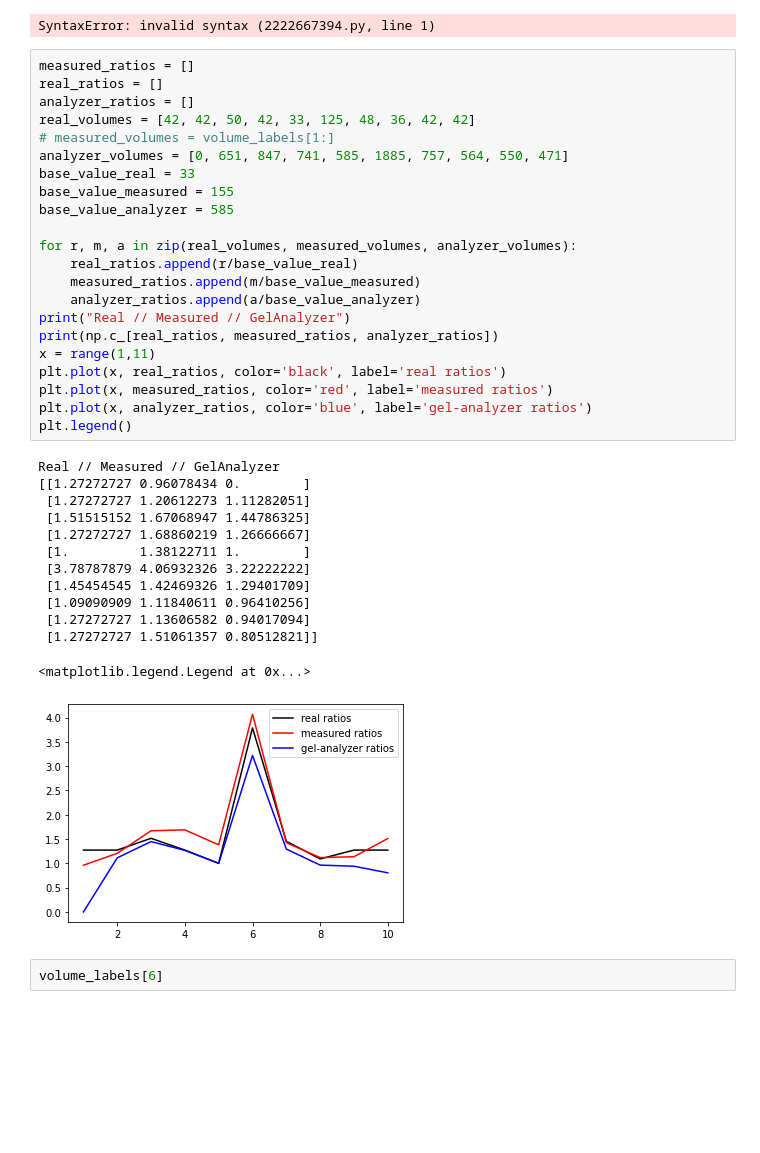
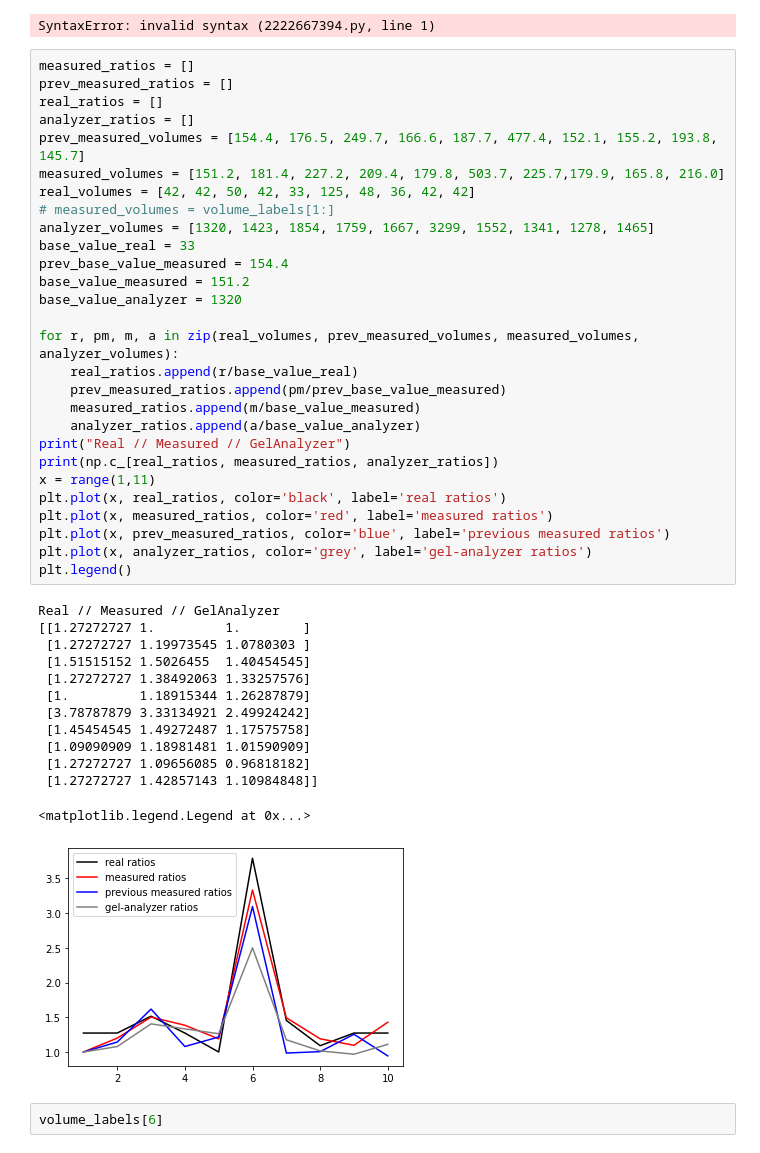
Before and after one commit to mattaq31/GelGenie, a Jupyter notebook: backend/segmentation/notebooks/Test Set.ipynb, the cells around one changed output. Drawn from its saved outputs; the diff is of its cells as text; blank space fills up the shorter version.

```diff
--- a/backend/segmentation/notebooks/Test Set.ipynb
+++ b/backend/segmentation/notebooks/Test Set.ipynb
@@ -256,40 +268,46 @@ measured_volumes = volume_labels[filter_indices]
 SyntaxError: invalid syntax (2222667394.py, line 1)
 # %%
 measured_ratios = []
+prev_measured_ratios = []
 real_ratios = []
 analyzer_ratios = []
+prev_measured_volumes = [154.4, 176.5, 249.7, 166.6, 187.7, 477.4, 152.1, 155.2, 193.8, 145.7]
+measured_volumes = [151.2, 181.4, 227.2, 209.4, 179.8, 503.7, 225.7,179.9, 165.8, 216.0]
 real_volumes = [42, 42, 50, 42, 33, 125, 48, 36, 42, 42]
 # measured_volumes = volume_labels[1:]
-analyzer_volumes = [0, 651, 847, 741, 585, 1885, 757, 564, 550, 471]
+analyzer_volumes = [1320, 1423, 1854, 1759, 1667, 3299, 1552, 1341, 1278, 1465]
 base_value_real = 33
-base_value_measured = 155
-base_value_analyzer = 585
+prev_base_value_measured = 154.4
+base_value_measured = 151.2
+base_value_analyzer = 1320
 
-for r, m, a in zip(real_volumes, measured_volumes, analyzer_volumes):
+for r, pm, m, a in zip(real_volumes, prev_measured_volumes, measured_volumes, analyzer_volumes):
     real_ratios.append(r/base_value_real)
+    prev_measured_ratios.append(pm/prev_base_value_measured)
     measured_ratios.append(m/base_value_measured)
     analyzer_ratios.append(a/base_value_analyzer)
 print("Real // Measured // GelAnalyzer")
 print(np.c_[real_ratios, measured_ratios, analyzer_ratios])
 x = range(1,11)
 plt.plot(x, real_ratios, color='black', label='real ratios')
 plt.plot(x, measured_ratios, color='red', label='measured ratios')
-plt.plot(x, analyzer_ratios, color='blue', label='gel-analyzer ratios')
+plt.plot(x, prev_measured_ratios, color='blue', label='previous measured ratios')
+plt.plot(x, analyzer_ratios, color='grey', label='gel-analyzer ratios')
 plt.legend()
 # %% [output]
 Real // Measured // GelAnalyzer
-[[1.27272727 0.96078434 0.        ]
- [1.27272727 1.20612273 1.11282051]
- [1.51515152 1.67068947 1.44786325]
- [1.27272727 1.68860219 1.26666667]
- [1.         1.38122711 1.        ]
- [3.78787879 4.06932326 3.22222222]
- [1.45454545 1.42469326 1.29401709]
- [1.09090909 1.11840611 0.96410256]
- [1.27272727 1.13606582 0.94017094]
- [1.27272727 1.51061357 0.80512821]]
+[[1.27272727 1.         1.        ]
+ [1.27272727 1.19973545 1.0780303 ]
+ [1.51515152 1.5026455  1.40454545]
+ [1.27272727 1.38492063 1.33257576]
+ [1.         1.18915344 1.26287879]
+ [3.78787879 3.33134921 2.49924242]
+ [1.45454545 1.49272487 1.17575758]
+ [1.09090909 1.18981481 1.01590909]
+ [1.27272727 1.09656085 0.96818182]
+ [1.27272727 1.42857143 1.10984848]]
 <matplotlib.legend.Legend at 0x...>
-[figure, old version]
+[figure, new version]
 # %%
 volume_labels[6]
 # %% [output]
```
Also changed, not shown: parts of 3 cells of this notebook, 2 other files.
